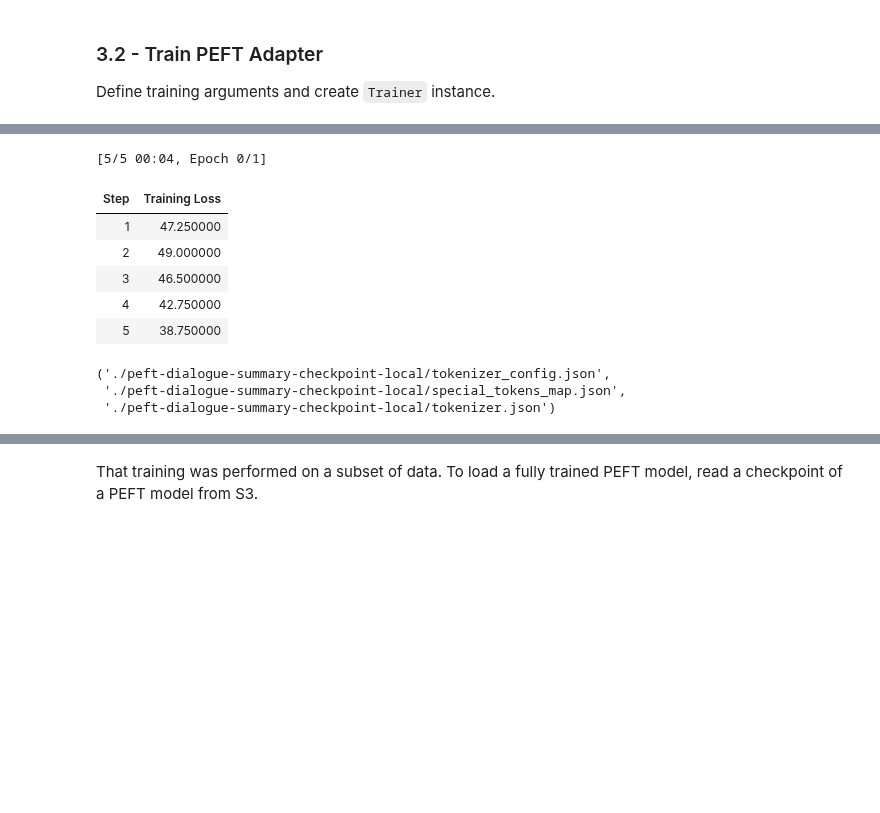
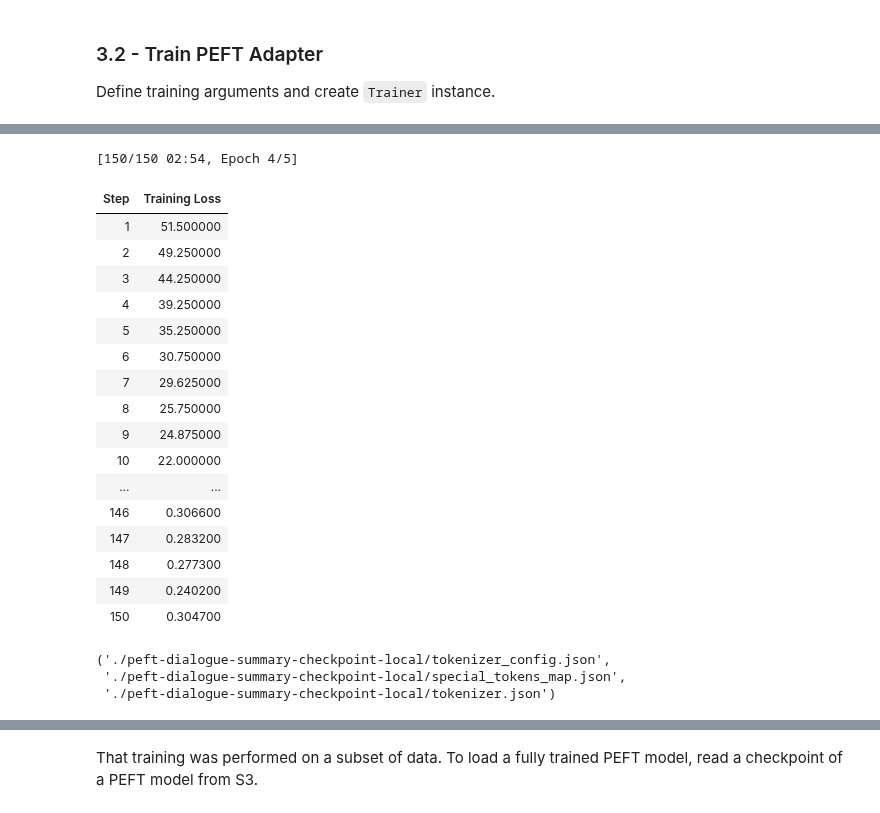
Before and after one commit to lpanigrahi/coursera, a Jupyter notebook: Generative-AI-with-LLMs/Lab_2_fine_tune_generative_ai_model.ipynb, the cells around one changed output, grey strips where cells are left out. Saved outputs shown, nothing was run; the diff lists cells and outputs as text; code cells hidden in the pictures; blank space fills up the shorter version.

```diff
--- a/Generative-AI-with-LLMs/Lab_2_fine_tune_generative_ai_model.ipynb
+++ b/Generative-AI-with-LLMs/Lab_2_fine_tune_generative_ai_model.ipynb
@@ -539,20 +551,31 @@ Now everything is ready to train the PEFT adapter and save the model.
 
 <img src="embedded-picture-1" alt="Time alert open medium"/>
 # %%
-peft_trainer.train()
+# peft_trainer.train()
 
-peft_model_path="./peft-dialogue-summary-checkpoint-local"
+# peft_model_path="./peft-dialogue-summary-checkpoint-local"
 
-peft_trainer.model.save_pretrained(peft_model_path)
-tokenizer.save_pretrained(peft_model_path)
+# peft_trainer.model.save_pretrained(peft_model_path)
+# tokenizer.save_pretrained(peft_model_path)
 # %% [output]
-[5/5 00:04, Epoch 0/1]
+[150/150 02:54, Epoch 4/5]
 | Step | Training Loss |
-| 1 | 47.250000 |
-| 2 | 49.000000 |
-| 3 | 46.500000 |
-| 4 | 42.750000 |
-| 5 | 38.750000 |
+| 1 | 51.500000 |
+| 2 | 49.250000 |
+| 3 | 44.250000 |
+| 4 | 39.250000 |
+| 5 | 35.250000 |
+| 6 | 30.750000 |
+| 7 | 29.625000 |
+| 8 | 25.750000 |
+| 9 | 24.875000 |
+| 10 | 22.000000 |
+| ... | ... |
+| 146 | 0.306600 |
+| 147 | 0.283200 |
+| 148 | 0.277300 |
+| 149 | 0.240200 |
+| 150 | 0.304700 |
 ('./peft-dialogue-summary-checkpoint-local/tokenizer_config.json',
  './peft-dialogue-summary-checkpoint-local/special_tokens_map.json',
  './peft-dialogue-summary-checkpoint-local/tokenizer.json')
```
Also changed, not shown: parts of 12 cells of this notebook.
